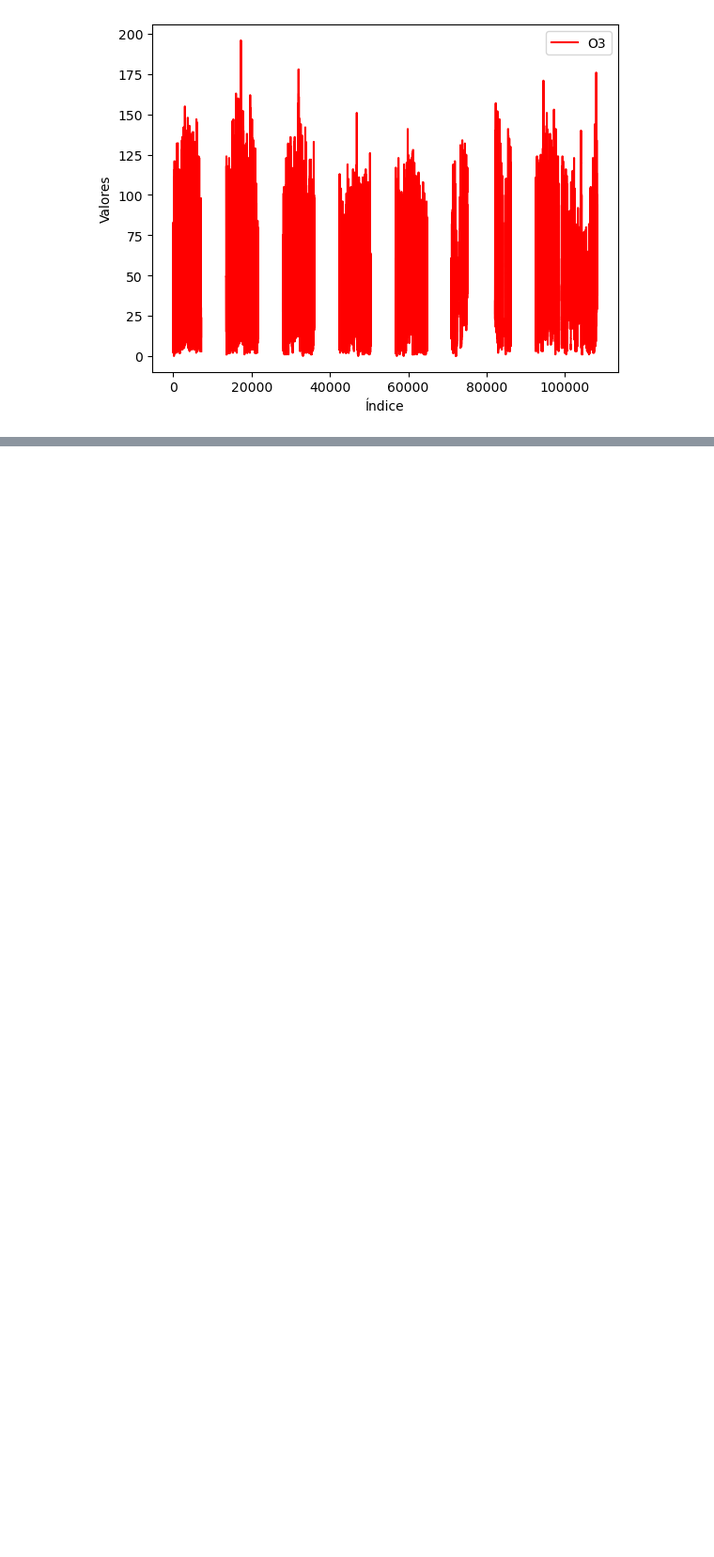
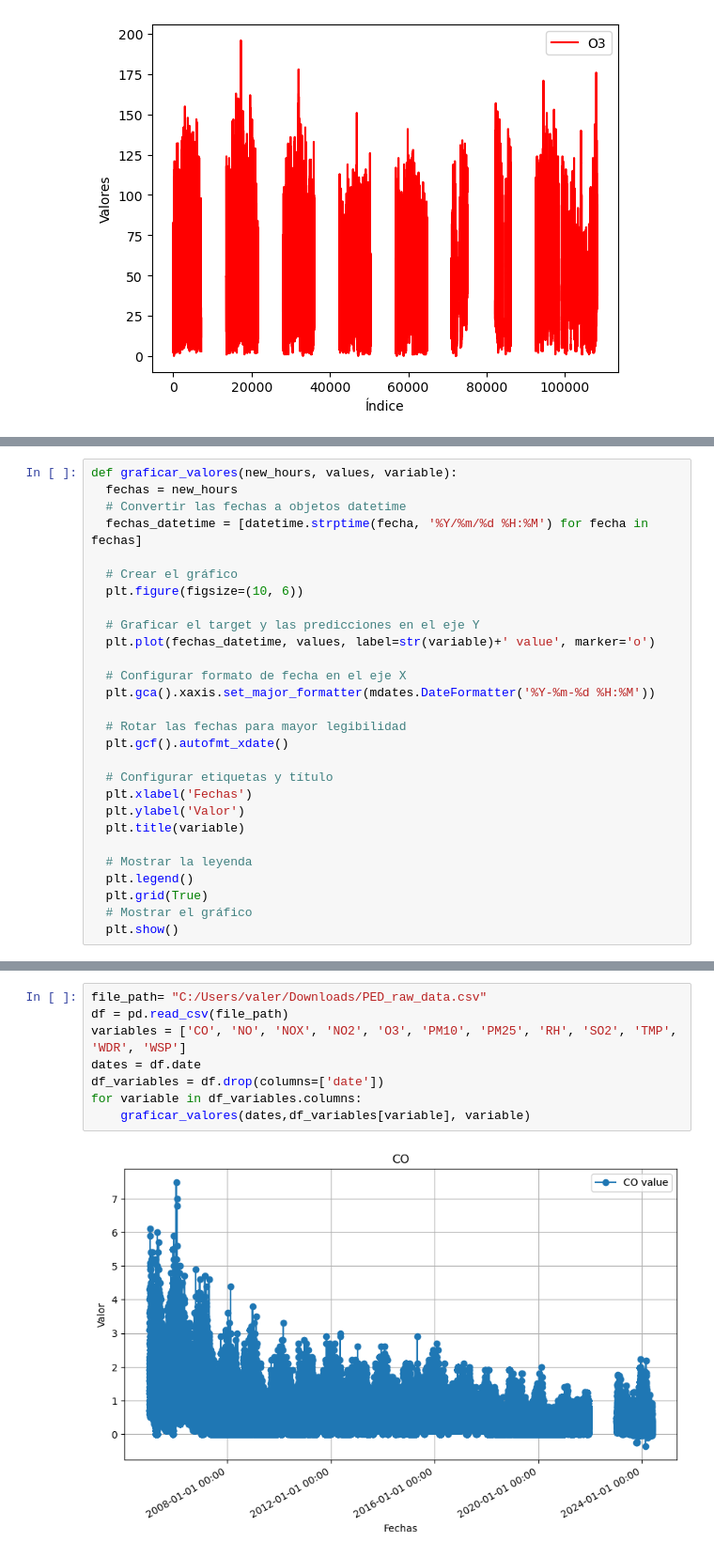
Before and after one commit to vlegaria/air_pollution, a Jupyter notebook: graficas/pollutants.ipynb, the cells around one changed output, grey strips where cells are left out. Shown at 94% size. Saved outputs shown, nothing was run; the diff lists cells and outputs as text; blank space fills up the shorter version.

```diff
--- a/graficas/pollutants.ipynb
+++ b/graficas/pollutants.ipynb
@@ -164,0 +91,28 @@ gdf.to_file(shp_file_path)
+# %%
+def graficar_valores(new_hours, values, variable):
+  fechas = new_hours
+  # Convertir las fechas a objetos datetime
+  fechas_datetime = [datetime.strptime(fecha, '%Y/%m/%d %H:%M') for fecha in fechas]
+
+  # Crear el gráfico
+  plt.figure(figsize=(10, 6))
+
+  # Graficar el target y las predicciones en el eje Y
+  plt.plot(fechas_datetime, values, label=str(variable)+' value', marker='o')
+
+  # Configurar formato de fecha en el eje X
+  plt.gca().xaxis.set_major_formatter(mdates.DateFormatter('%Y-%m-%d %H:%M'))
+
+  # Rotar las fechas para mayor legibilidad
+  plt.gcf().autofmt_xdate()
+
+  # Configurar etiquetas y título
+  plt.xlabel('Fechas')
+  plt.ylabel('Valor')
+  plt.title(variable)
+
+  # Mostrar la leyenda
+  plt.legend()
+  plt.grid(True)
+  # Mostrar el gráfico
+  plt.show()
@@ -164,0 +148,10 @@ gdf.to_file(shp_file_path)
+# %%
+file_path= "C:/Users/valer/Downloads/PED_raw_data.csv"
+df = pd.read_csv(file_path)
+variables = ['CO', 'NO', 'NOX', 'NO2', 'O3', 'PM10', 'PM25', 'RH', 'SO2', 'TMP', 'WDR', 'WSP']
+dates = df.date
+df_variables = df.drop(columns=['date'])
+for variable in df_variables.columns:
+    graficar_valores(dates,df_variables[variable], variable)
+# %% [output]
+[figure, added]
```
Also changed, not shown: parts of 16 cells of this notebook, 7 other files.
